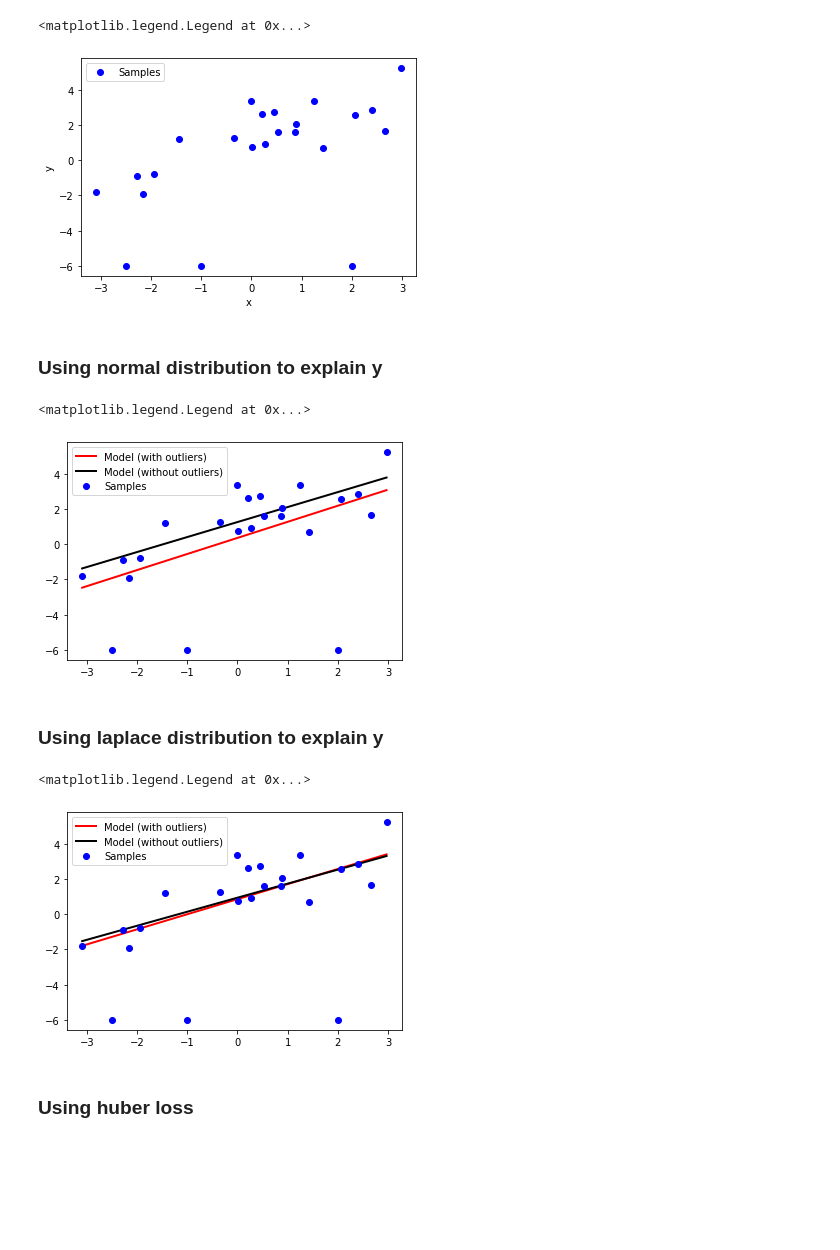
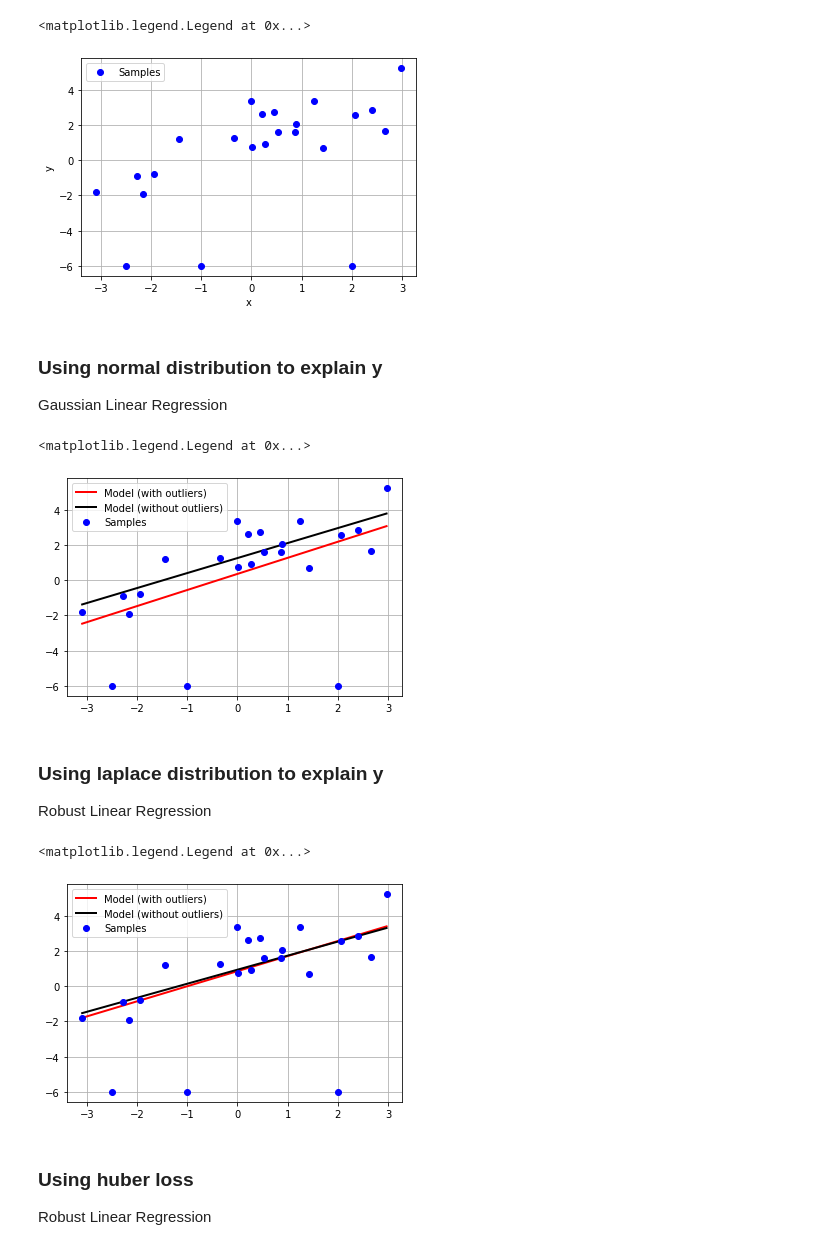
Before and after one commit to alejandECE/ml-examples, a Jupyter notebook: linear regression/robust linear regression.ipynb, the cells around one changed output. Saved outputs shown, nothing was run; the diff lists cells and outputs as text; code cells hidden in the pictures; blank space fills up the shorter version.

Commit message:
Updates linear regression scripts

```diff
--- a/linear regression/robust linear regression.ipynb
+++ b/linear regression/robust linear regression.ipynb
@@ -52,24 +53,25 @@ Text(0.5, 1.0, 'With Outliers')
 # %%
 # Generates data from linear model with outliers
 np.random.seed(10)
 m = 20
 wreal = np.array([1, 1])
 x = rnd.normal(0,2,(m,1))
 outliers = np.array([[-2.5, -6],[-1,-6], [2,-6]])
 x = np.vstack((x,outliers[:,0].reshape(3,1)))
 poly = PolynomialFeatures(1)
 X = poly.fit_transform(x)
 sigma = 1
 err = rnd.normal(0,sigma,m)
 y = X[:-3,:].dot(wreal) + err
 y = np.concatenate((y,outliers[:,1]))
 plt.plot(X[:,1],y,'bo', markersize = 6, label='Samples')
 plt.xlabel('x')
 plt.ylabel('y')
+plt.grid()
 plt.legend()
 # %% [output]
 <matplotlib.legend.Legend at 0x...>
-[figure, old version]
+[figure, new version]
 # %%
 # Preprocessing
 degree = 1
@@ -83,6 +85,7 @@ x = np.linspace(min(x),max(x),pts).reshape(pts,1)
 poly = PolynomialFeatures(degree)
 # %% [markdown]
 ### Using normal distribution to explain y
+Gaussian Linear Regression
 # %%
 mesh = poly.fit_transform(x)
 mesh[:,1:] = scaler.transform(mesh[:,1:])
@@ -98,12 +101,14 @@ temp = scaler.inverse_transform(mesh[:,1:])
 plt.plot(temp[:,0],h,'k-', linewidth = 2, label = 'Model (without outliers)')
 temp = scaler.inverse_transform(X[:,1:])
 plt.plot(temp[:,0],y,'bo', markersize = 6, label = 'Samples')
+plt.grid()
 plt.legend()
 # %% [output]
 <matplotlib.legend.Legend at 0x...>
-[figure, old version]
+[figure, new version]
 # %% [markdown]
 ### Using laplace distribution to explain y
+Robust Linear Regression
 # %%
 def laplace_cost(w,X,y):
     return np.abs(X.dot(w) - y).sum()
@@ -130,12 +135,14 @@ temp = scaler.inverse_transform(mesh[:,1:])
 plt.plot(temp[:,0],h,'k-', linewidth = 2, label = 'Model (without outliers)')
 temp = scaler.inverse_transform(X[:,1:])
 plt.plot(temp[:,0],y,'bo', markersize = 6, label = 'Samples')
+plt.grid()
 plt.legend()
 # %% [output]
 <matplotlib.legend.Legend at 0x...>
-[figure, old version]
+[figure, new version]
 # %% [markdown]
 ### Using huber loss
+Robust Linear Regression
 # %%
 pts = 100
 err = np.linspace(-3,3,pts)
```
Also changed, not shown: parts of 4 cells of this notebook, 3 other files.
